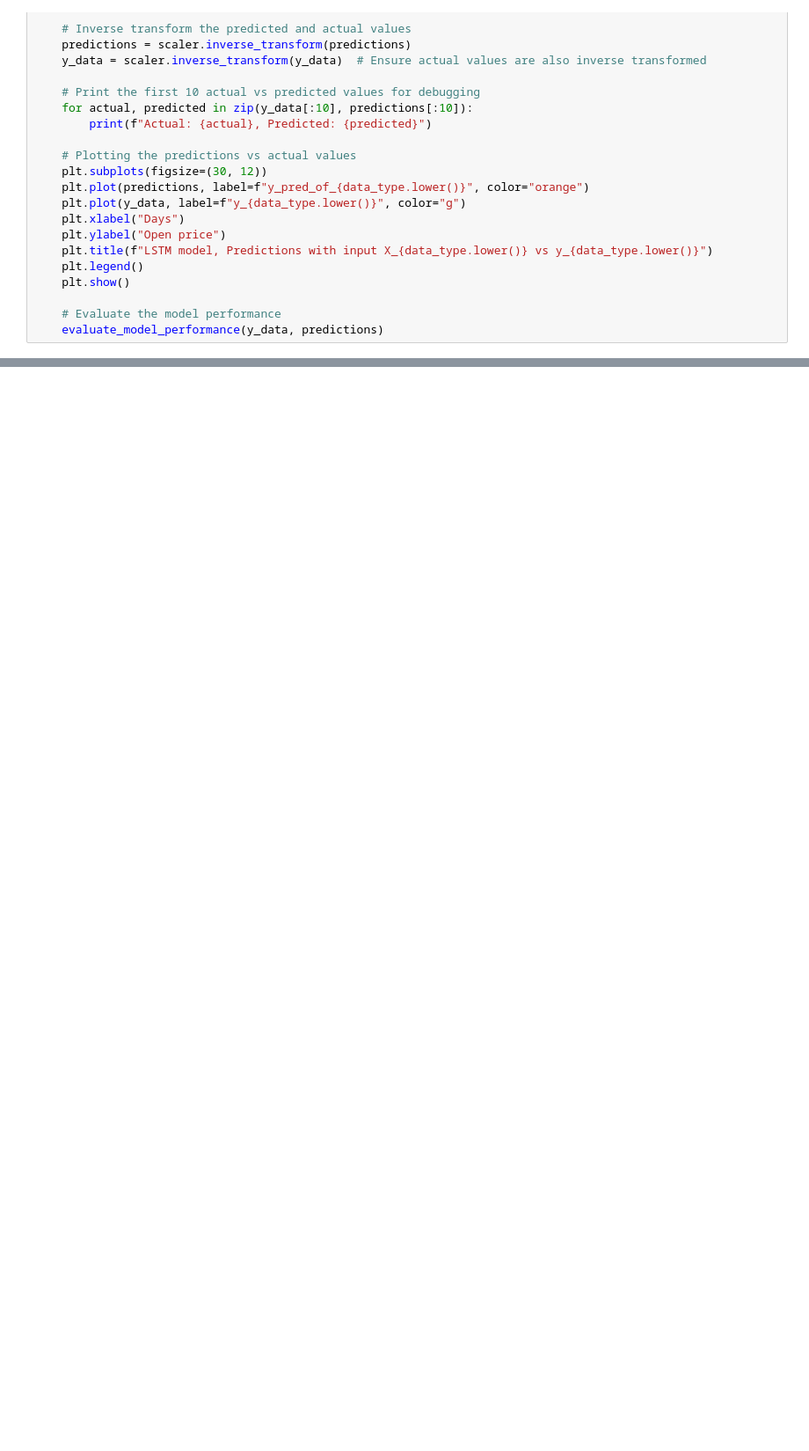
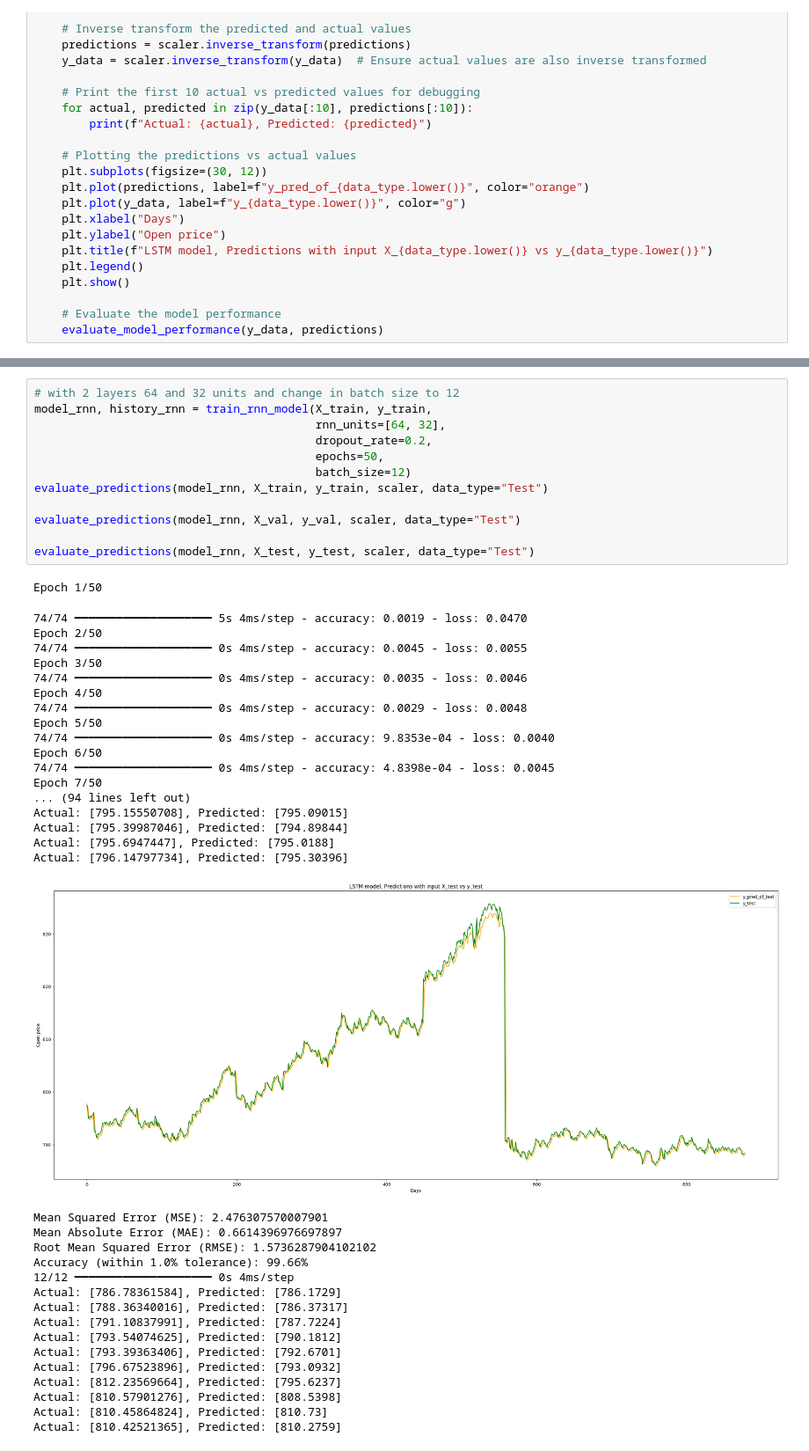
Before and after one commit to princejohnson37/Google-Stock-Price-Prediction-using-RNN, a Jupyter notebook: assingment3_RNN.ipynb, the cells around one changed output, grey strips where cells are left out. Shown at 88% size. Cells and saved outputs as stored; diff of their text form; blank space fills up the shorter version.

```diff
--- a/assingment3_RNN.ipynb
+++ b/assingment3_RNN.ipynb
@@ -472,0 +553,47 @@ Accuracy (within 1.0% tolerance): 72.22%
+# %%
+# with 2 layers 64 and 32 units and change in batch size to 12
+model_rnn, history_rnn = train_rnn_model(X_train, y_train,
+                                         rnn_units=[64, 32],
+                                         dropout_rate=0.2,
+                                         epochs=50,
+                                         batch_size=12)
+evaluate_predictions(model_rnn, X_train, y_train, scaler, data_type="Test")
+
+evaluate_predictions(model_rnn, X_val, y_val, scaler, data_type="Test")
+
+evaluate_predictions(model_rnn, X_test, y_test, scaler, data_type="Test")
+# %% [output]
+Epoch 1/50
+74/74 ━━━━━━━━━━━━━━━━━━━━ 5s 4ms/step - accuracy: 0.0019 - loss: 0.0470
+Epoch 2/50
+74/74 ━━━━━━━━━━━━━━━━━━━━ 0s 4ms/step - accuracy: 0.0045 - loss: 0.0055
+Epoch 3/50
+74/74 ━━━━━━━━━━━━━━━━━━━━ 0s 4ms/step - accuracy: 0.0035 - loss: 0.0046
+Epoch 4/50
+74/74 ━━━━━━━━━━━━━━━━━━━━ 0s 4ms/step - accuracy: 0.0029 - loss: 0.0048
+Epoch 5/50
+74/74 ━━━━━━━━━━━━━━━━━━━━ 0s 4ms/step - accuracy: 9.8353e-04 - loss: 0.0040
+Epoch 6/50
+74/74 ━━━━━━━━━━━━━━━━━━━━ 0s 4ms/step - accuracy: 4.8398e-04 - loss: 0.0045
+Epoch 7/50
+... (94 lines left out)
+Actual: [795.15550708], Predicted: [795.09015]
+Actual: [795.39987046], Predicted: [794.89844]
+Actual: [795.6947447], Predicted: [795.0188]
+Actual: [796.14797734], Predicted: [795.30396]
+[figure, added]
+Mean Squared Error (MSE): 2.476307570007901
+Mean Absolute Error (MAE): 0.6614396976697897
+Root Mean Squared Error (RMSE): 1.5736287904102102
+Accuracy (within 1.0% tolerance): 99.66%
+12/12 ━━━━━━━━━━━━━━━━━━━━ 0s 4ms/step
+Actual: [786.78361584], Predicted: [786.1729]
+Actual: [788.36340016], Predicted: [786.37317]
+Actual: [791.10837991], Predicted: [787.7224]
+Actual: [793.54074625], Predicted: [790.1812]
+Actual: [793.39363406], Predicted: [792.6701]
+Actual: [796.67523896], Predicted: [793.0932]
+Actual: [812.23569664], Predicted: [795.6237]
+Actual: [810.57901276], Predicted: [808.5398]
+Actual: [810.45864824], Predicted: [810.73]
+Actual: [810.42521365], Predicted: [810.2759]
```
Also changed, not shown: parts of 8 cells of this notebook.
